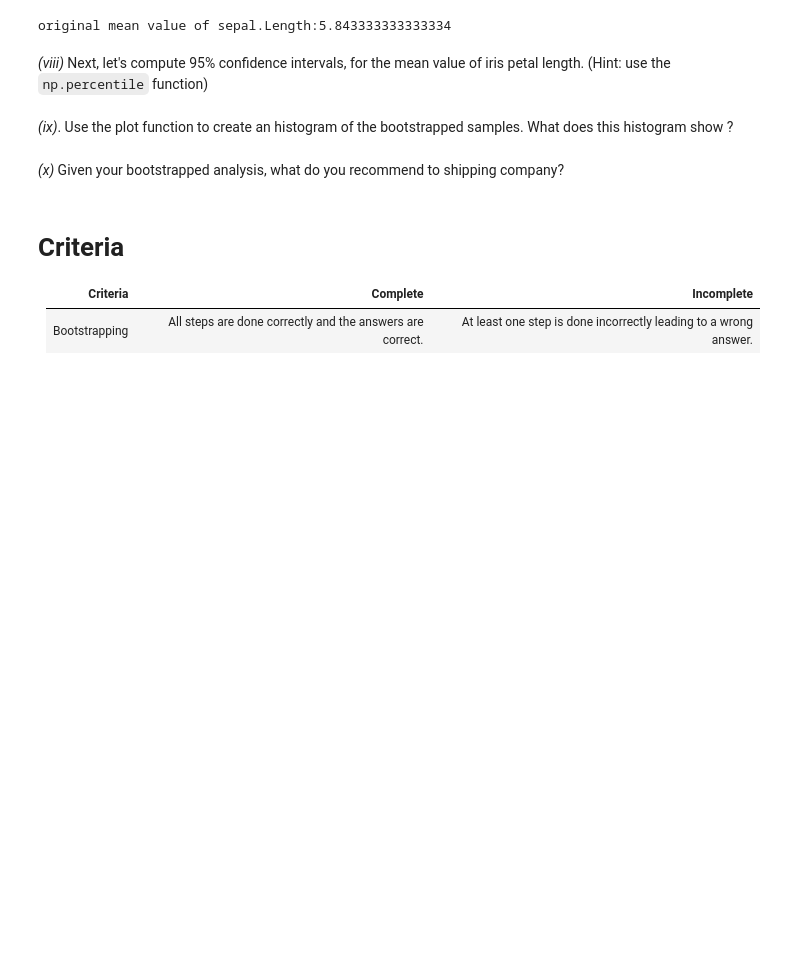
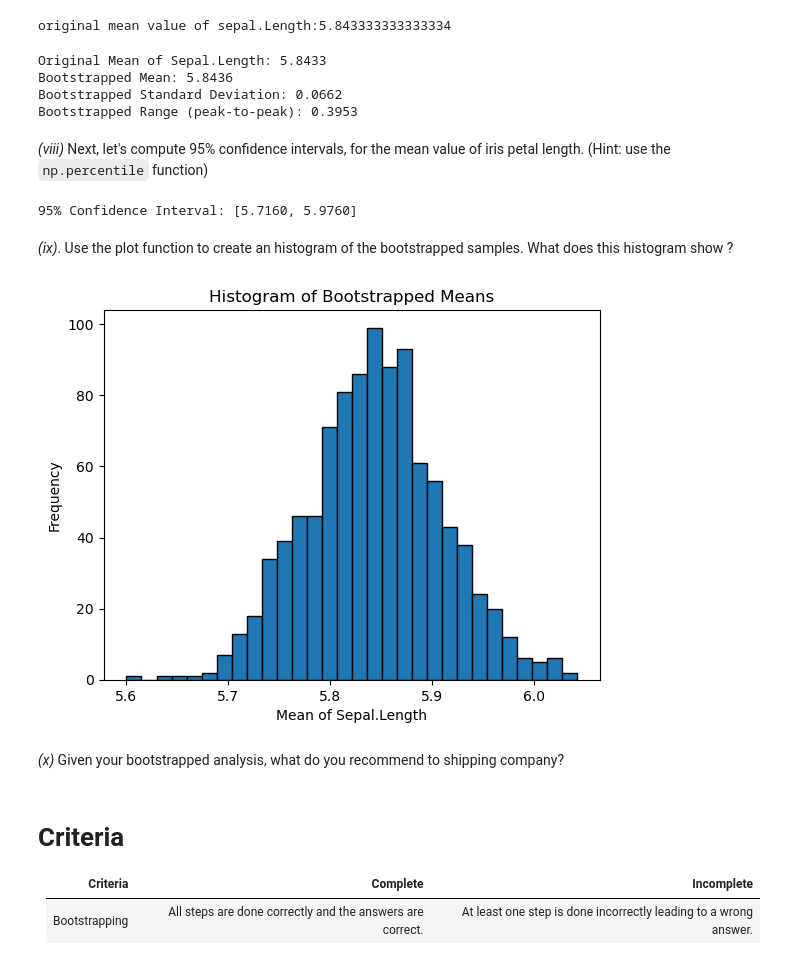
Before and after one commit to shabiga/applying_statistical_concepts, a Jupyter notebook: 02_assignments/assignment_3.ipynb, the cells around one changed output. Saved outputs shown, nothing was run; the diff lists cells and outputs as text; code cells hidden in the pictures; blank space fills up the shorter version.

```diff
--- a/02_assignments/assignment_3.ipynb
+++ b/02_assignments/assignment_3.ipynb
@@ -115,32 +116,75 @@ mean_sepal_length=df['Sepal.Length'].mean()
 print(f'original mean value of sepal.Length:{mean_sepal_length}')
 # %% [output]
 original mean value of sepal.Length:5.843333333333334
+# %%
+sepal_lengths = df['Sepal.Length'].values
+
+num_boot_samples = 1000
+mean_sepal_length = np.mean(sepal_lengths)
+
+def compute_bootstrap_stats(data, num_samples):
+    boot_means = []
+
+    for _ in range(num_samples):
+        boot_sample = np.random.choice(data, size=len(data), replace=True)
+        boot_mean = np.mean(boot_sample)
+        boot_means.append(boot_mean)
+
+    boot_means = np.array(boot_means)
+
+    boot_mean = np.mean(boot_means)
+    boot_std = np.std(boot_means)
+    t_range = np.ptp(boot_means)
+
+    return boot_mean, boot_std, boot_range, boot_means
+
+boot_mean, boot_std, boot_range, boot_means = compute_bootstrap_stats(sepal_lengths, num_boot_samples)
+
+print(f"Original Mean of Sepal.Length: {mean_sepal_length:.4f}")
+print(f"Bootstrapped Mean: {boot_mean:.4f}")
+print(f"Bootstrapped Standard Deviation: {boot_std:.4f}")
+print(f"Bootstrapped Range (peak-to-peak): {boot_range:.4f}")
+# %% [output]
+Original Mean of Sepal.Length: 5.8433
+Bootstrapped Mean: 5.8436
+Bootstrapped Standard Deviation: 0.0662
+Bootstrapped Range (peak-to-peak): 0.3953
 # %% [markdown]
 _(viii)_ Next, let's compute 95% confidence intervals, for the mean value of iris petal length. (Hint: use the `np.percentile` function)
 # %%
 # Add your code here
+confidence_interval = np.percentile(boot_means, [2.5, 97.5])
+print(f"95% Confidence Interval: [{confidence_interval[0]:.4f}, {confidence_interval[1]:.4f}]")
+# %% [output]
+95% Confidence Interval: [5.7160, 5.9760]
 # %% [markdown]
 _(ix)_. Use the plot function to create an histogram of the bootstrapped samples. What does this histogram show ?
 # %%
 #Complete this
 
 # Create a figure and axis
 fig, ax = plt.subplots()
 
 # Create the histogram
 #Add your code here
+ax.hist(boot_means, bins=30, edgecolor='black')
 
 # Add a title
 #Add your code here
+ax.set_title('Histogram of Bootstrapped Means')
 
 # Add a label to the x-axis
 #Add your code here
+ax.set_xlabel('Mean of Sepal.Length')
 
 # Add a label to the y-axis
 #Add your code here
+ax.set_ylabel('Frequency')
 
 # Show the plot
 plt.show()
+# %% [output]
+[figure, added]
 # %% [markdown]
 _(x)_ Given your bootstrapped analysis, what do you recommend to shipping company?
 # %%
```
Also changed, not shown: parts of 6 cells of this notebook.
